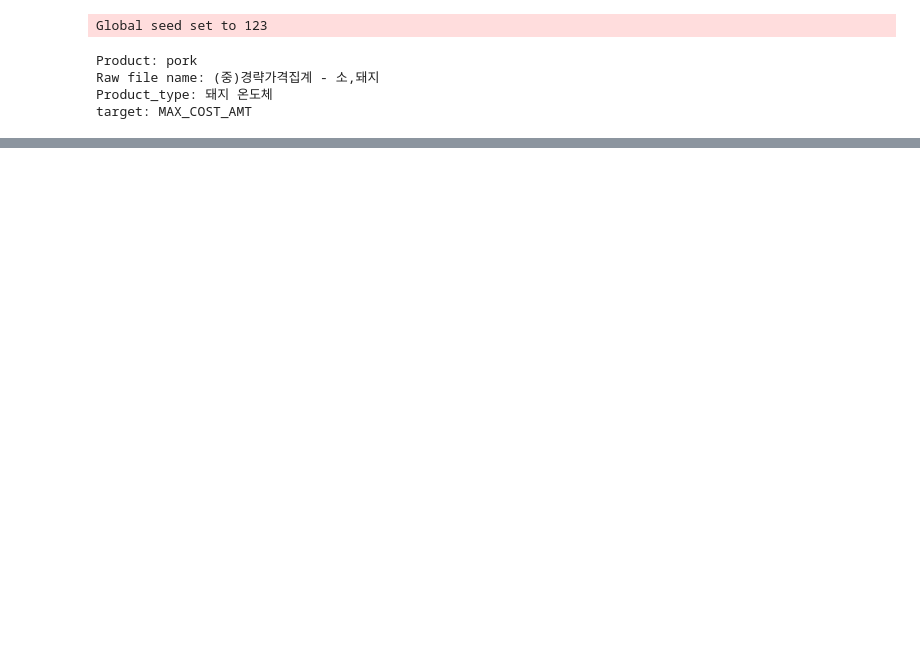
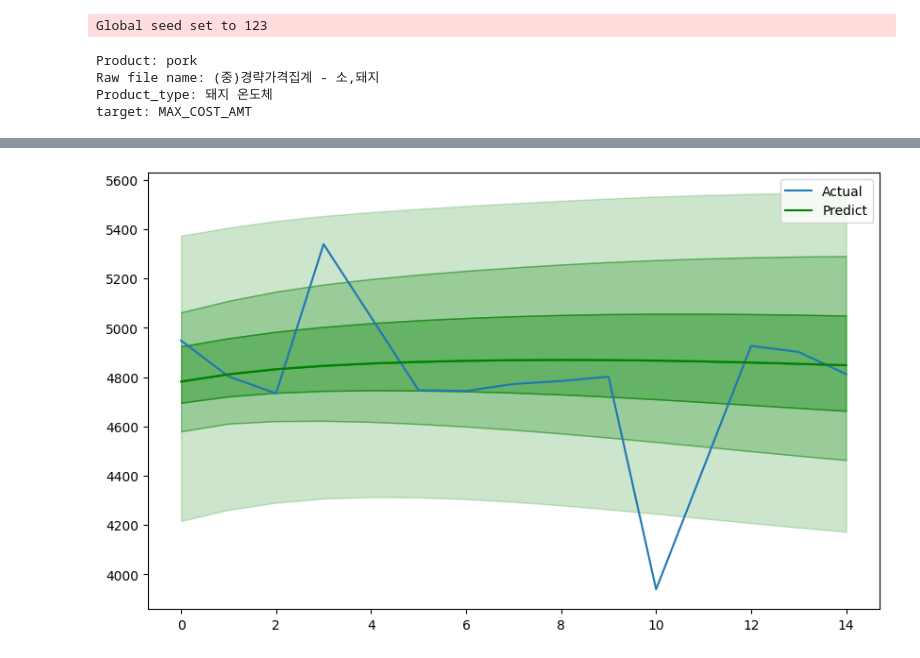
Before and after one commit to zxt000816/Agricultural-Prediction, a Jupyter notebook: Notebooks/Forecasting (multiple-steps-interval).ipynb, the cells around one changed output, grey strips where cells are left out. Cells and saved outputs as stored; diff of their text form; code cells hidden in the pictures; blank space fills up the shorter version.

```diff
--- a/Notebooks/Forecasting (multiple-steps-interval).ipynb
+++ b/Notebooks/Forecasting (multiple-steps-interval).ipynb
@@ -152,3 +132,9 @@ Missing logger folder: d:\Agriculture prediction\Notebooks\Models\multiple_inter
+# %%
+actuals = torch.cat([y[0] for x, y in iter(val_dataloader)])
+raw_predictions, x = model.predict(val_dataloader, mode='quantiles', return_x=True)
+model_eval(actuals.numpy()[15*0], raw_predictions.numpy()[15*0], stdout=False, vis=True, beautiful=False, interval=True)
+# %% [output]
+[figure, added]
 # %%
 actuals = torch.cat([y[0] for x, y in iter(val_dataloader)])
 predictions = model.predict(val_dataloader)
```
Also changed, not shown: parts of 8 cells of this notebook, 4 other files.
